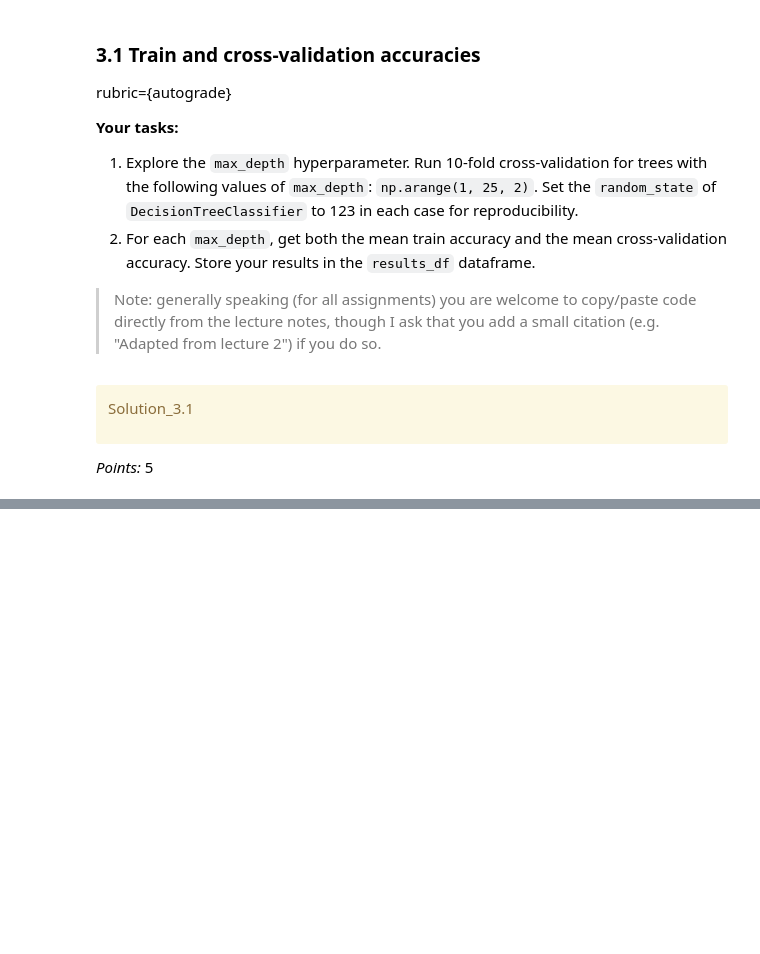
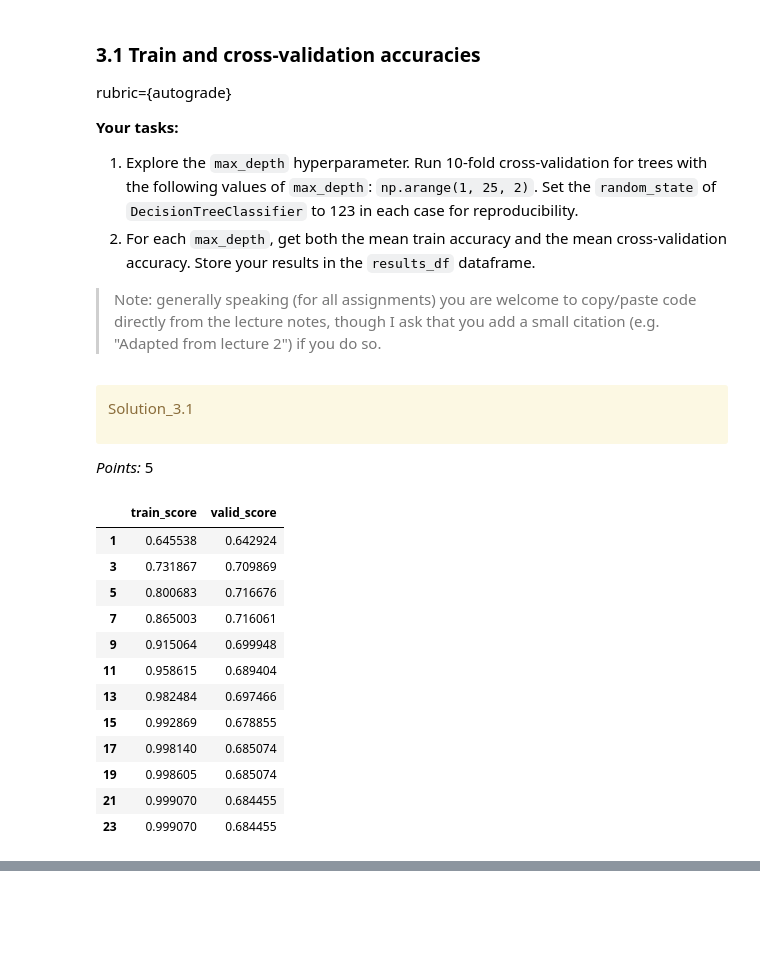
Before and after one commit to sillyyilly/cpsc330work, a Jupyter notebook: hw/hw2/hw2.ipynb, the cells around one changed output, grey strips where cells are left out. Saved outputs shown, nothing was run; the diff lists cells and outputs as text; code cells hidden in the pictures; blank space fills up the shorter version.

```diff
--- a/hw/hw2/hw2.ipynb
+++ b/hw/hw2/hw2.ipynb
@@ -525,2 +595,25 @@ results_df = None
+# %%
+#adapted from class demo 2
+
+results_df = pd.DataFrame({"train_score": cv_train_scores,
+                           "valid_score": cv_valid_scores
+                          },
+                          index=depths
+                           )
+results_df
+# %% [output]
+|  | train_score | valid_score |
+| 1 | 0.645538 | 0.642924 |
+| 3 | 0.731867 | 0.709869 |
+| 5 | 0.800683 | 0.716676 |
+| 7 | 0.865003 | 0.716061 |
+| 9 | 0.915064 | 0.699948 |
+| 11 | 0.958615 | 0.689404 |
+| 13 | 0.982484 | 0.697466 |
+| 15 | 0.992869 | 0.678855 |
+| 17 | 0.998140 | 0.685074 |
+| 19 | 0.998605 | 0.685074 |
+| 21 | 0.999070 | 0.684455 |
+| 23 | 0.999070 | 0.684455 |
 # %%
 results_df.shape
```
Also changed, not shown: parts of 44 cells of this notebook, 1 other file.
